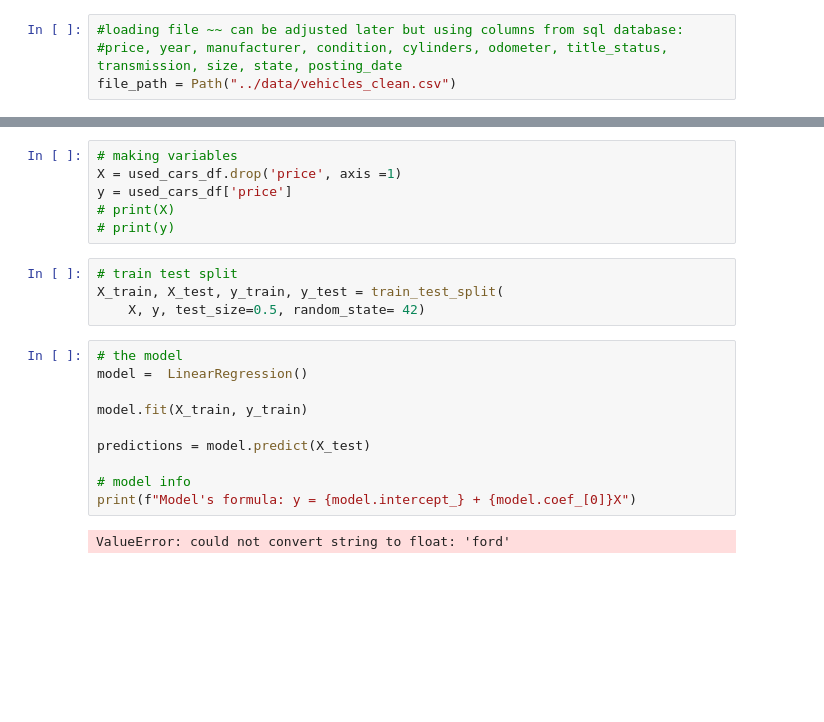
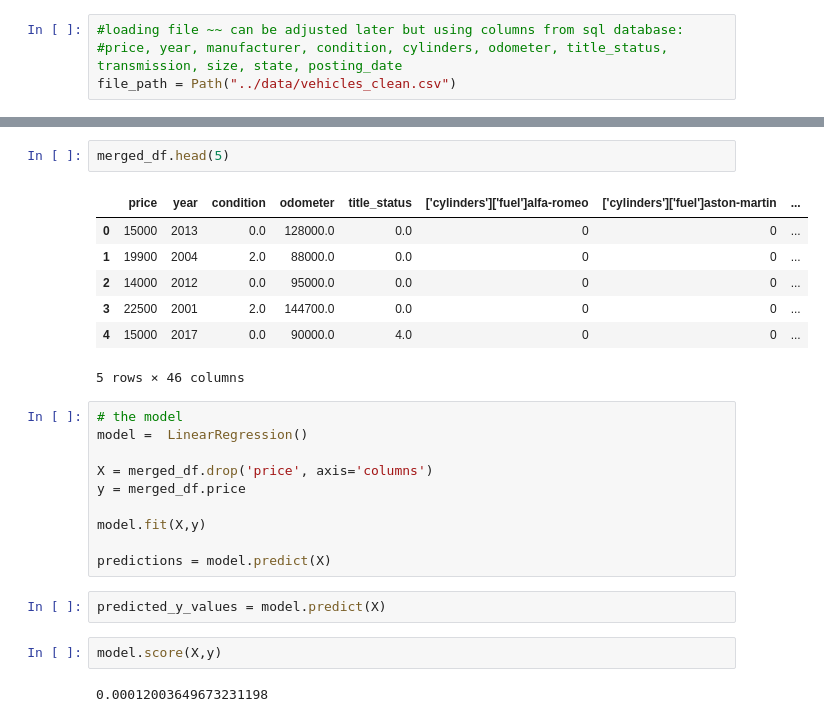
Before and after one commit to jaredap1995/UCB_project_4, a Jupyter notebook: Linear_Regression/regression.ipynb, the cells around one changed output, grey strips where cells are left out. Drawn from its saved outputs; the diff is of its cells as text; blank space fills up the shorter version.

Commit message:
terrible model

```diff
--- a/Linear_Regression/regression.ipynb
+++ b/Linear_Regression/regression.ipynb
@@ -28,22 +64,26 @@ used_cars_df.head(5)
+# %%
+merged_df.head(5)
+# %% [output]
+|  | price | year | condition | odometer | title_status | ['cylinders']['fuel']alfa-romeo | ['cylinders']['fuel']aston-martin | ... |
+| 0 | 15000 | 2013 | 0.0 | 128000.0 | 0.0 | 0 | 0 | ... |
+| 1 | 19900 | 2004 | 2.0 | 88000.0 | 0.0 | 0 | 0 | ... |
+| 2 | 14000 | 2012 | 0.0 | 95000.0 | 0.0 | 0 | 0 | ... |
+| 3 | 22500 | 2001 | 2.0 | 144700.0 | 0.0 | 0 | 0 | ... |
+| 4 | 15000 | 2017 | 0.0 | 90000.0 | 4.0 | 0 | 0 | ... |
+5 rows × 46 columns
 # %%
-# making variables
-X = used_cars_df.drop('price', axis =1)
-y = used_cars_df['price']
-# print(X)
-# print(y)
+# the model
+model =  LinearRegression()
+
+X = merged_df.drop('price', axis='columns')
+y = merged_df.price
+
+model.fit(X,y)
+
+predictions = model.predict(X)
-# %%
-# train test split
-X_train, X_test, y_train, y_test = train_test_split(
-    X, y, test_size=0.5, random_state= 42)
-# %%
-# the model
-model =  LinearRegression()
-
-model.fit(X_train, y_train)
-
-predictions = model.predict(X_test)
-
-# model info
-print(f"Model's formula: y = {model.intercept_} + {model.coef_[0]}X")
-# %% [output]
-ValueError: could not convert string to float: 'ford'
+# %%
+predicted_y_values = model.predict(X)
+# %%
+model.score(X,y)
+# %% [output]
+0.00012003649673231198
```
Also changed, not shown: parts of 7 cells of this notebook.
